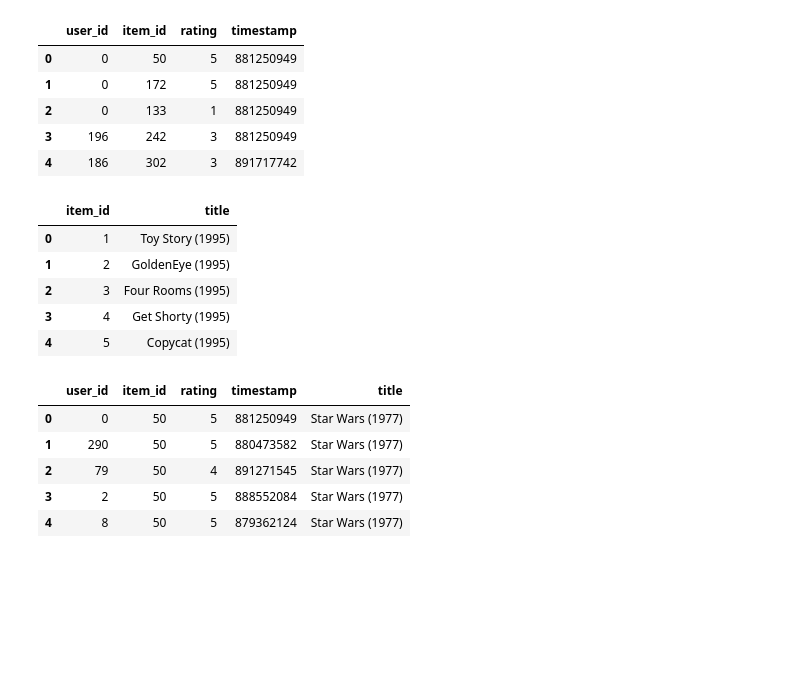
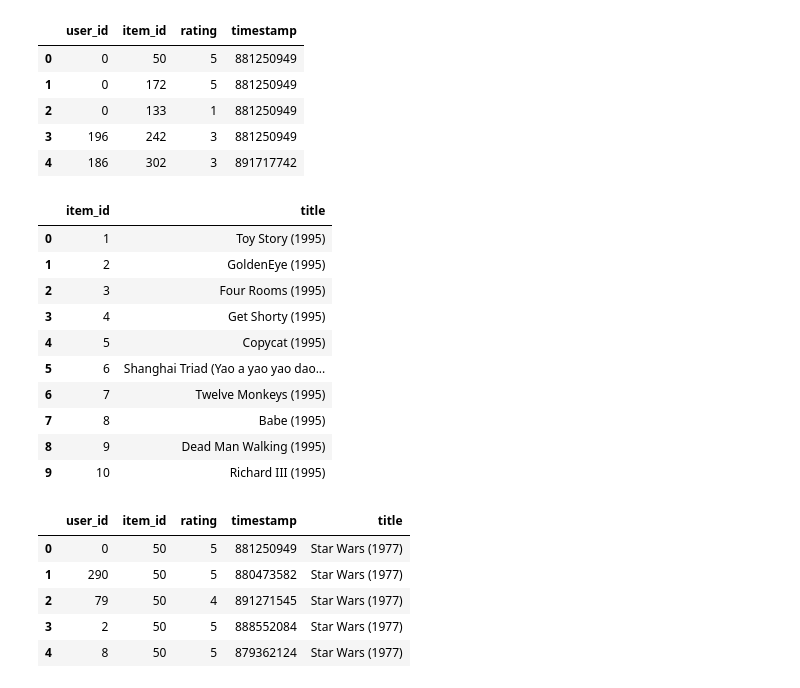
Before and after one commit to sagarhasan273/project_form_clients, a Jupyter notebook: Movie Recommender System/main.ipynb, the cells around one changed output. Drawn from its saved outputs; the diff is of its cells as text; code cells hidden in the pictures; blank space fills up the shorter version.

```diff
--- a/Movie Recommender System/main.ipynb
+++ b/Movie Recommender System/main.ipynb
@@ -23,14 +23,19 @@ df.head()
 # %%
 # Check out all the movies and their respective IDs
 movie_titles = pd.read_csv('Movie_Id_Titles.csv')
-movie_titles.head()
+movie_titles.head(10)
 # %% [output]
 |  | item_id | title |
 | 0 | 1 | Toy Story (1995) |
 | 1 | 2 | GoldenEye (1995) |
 | 2 | 3 | Four Rooms (1995) |
 | 3 | 4 | Get Shorty (1995) |
 | 4 | 5 | Copycat (1995) |
+| 5 | 6 | Shanghai Triad (Yao a yao yao dao... |
+| 6 | 7 | Twelve Monkeys (1995) |
+| 7 | 8 | Babe (1995) |
+| 8 | 9 | Dead Man Walking (1995) |
+| 9 | 10 | Richard III (1995) |
 # %%
 data = pd.merge(df, movie_titles, on='item_id')
 data.head()
```
Also changed, not shown: parts of 1 cell of this notebook.
